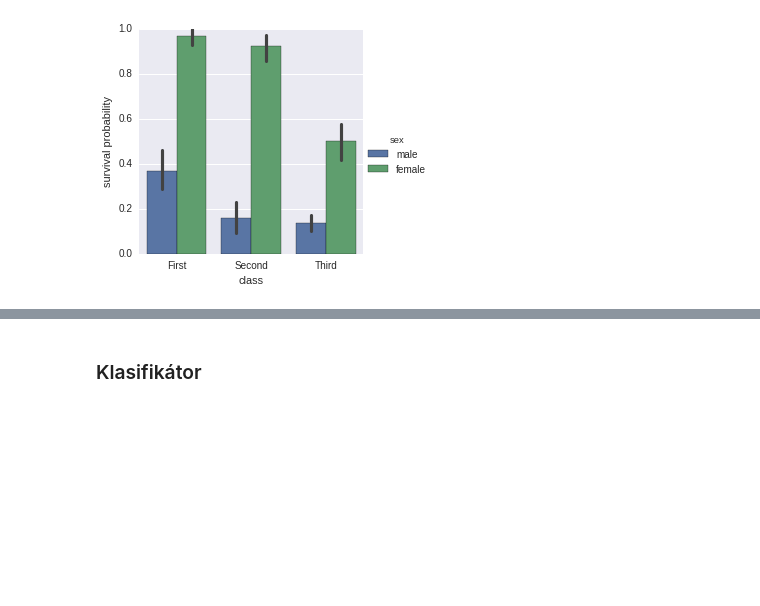
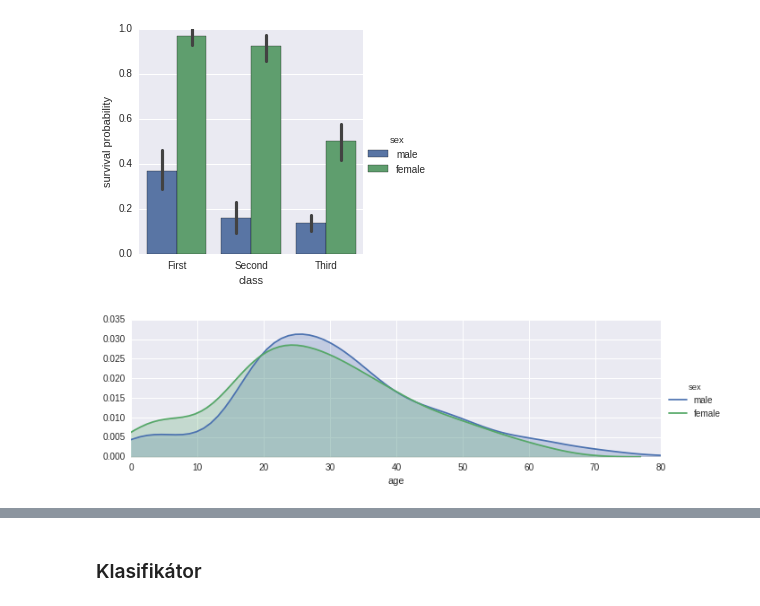
Before and after one commit to mjirik/ZDO, a Jupyter notebook: ZDOcv9.ipynb, the cells around one changed output, grey strips where cells are left out. Drawn from its saved outputs; the diff is of its cells as text; code cells hidden in the pictures; blank space fills up the shorter version.

Commit message:
kdeplot

```diff
--- a/ZDOcv9.ipynb
+++ b/ZDOcv9.ipynb
@@ -213,3 +213,10 @@ g.set_ylabels("survival probability")
 # %% [output]
 <seaborn.axisgrid.FacetGrid at 0x...>
 [figure]
+# %%
+fg = sns.FacetGrid(titanic, hue="sex", aspect=3)
+fg.map(sns.kdeplot, "age", shade=True)
+fg.add_legend()
+fg.set(xlim=(0, 80));
+# %% [output]
+[figure, added]
```
Also changed, not shown: parts of 1 cell of this notebook.
